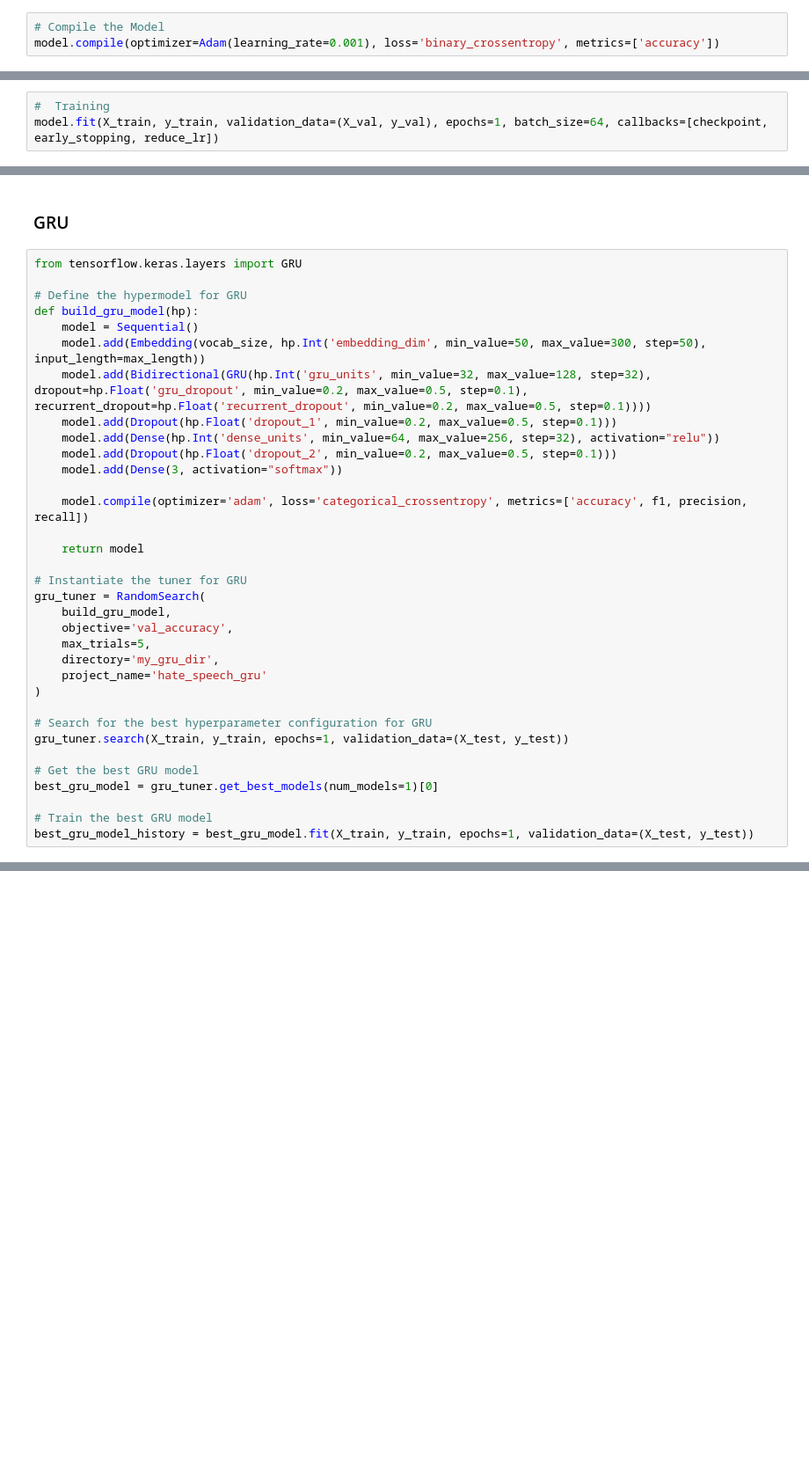
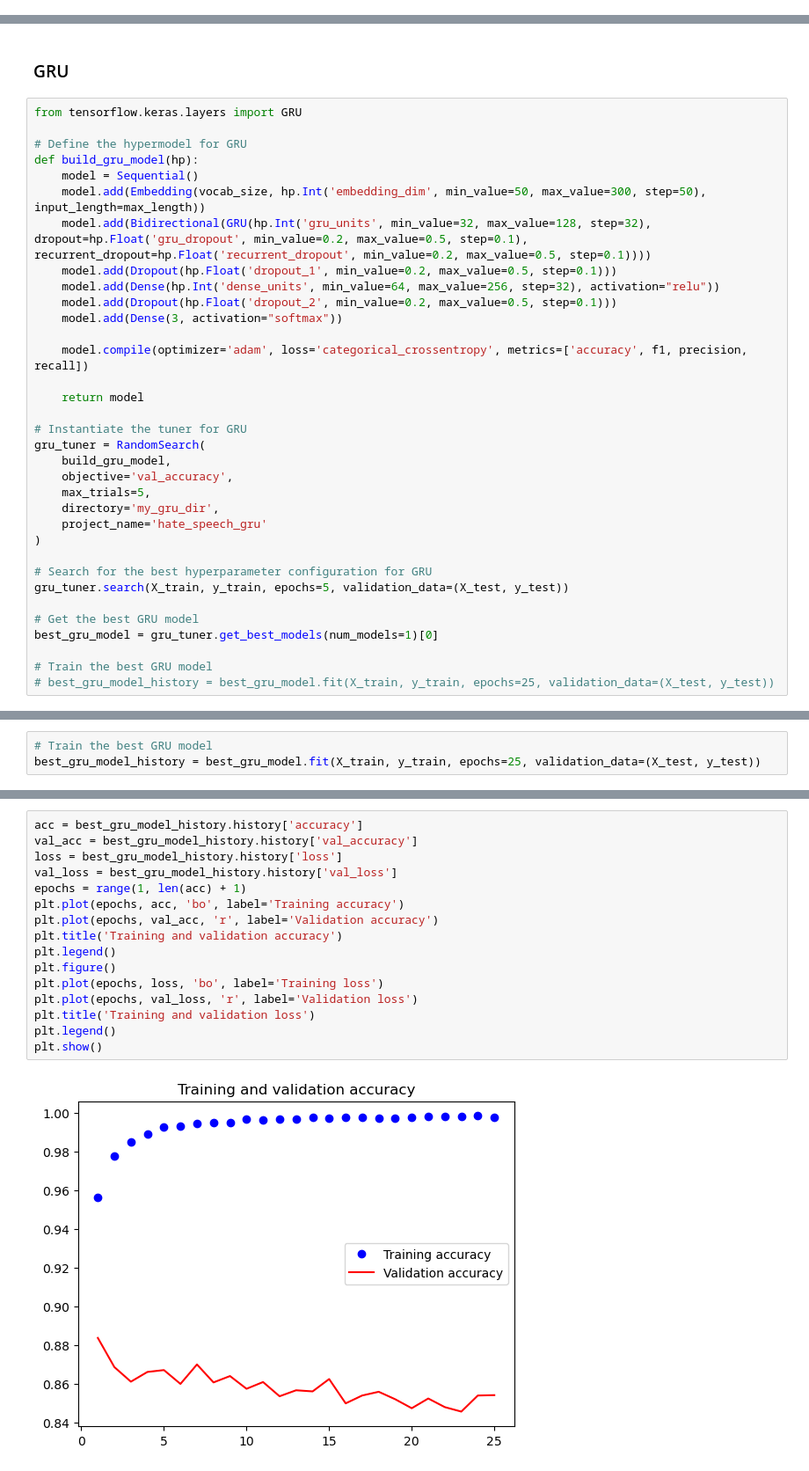
Before and after one commit to rajshrestha416/hate_speech, a Jupyter notebook: Hate Speech.ipynb, the cells around one changed output, grey strips where cells are left out. Shown at 88% size. Drawn from its saved outputs; the diff is of its cells as text; blank space fills up the shorter version.

```diff
--- a/Hate Speech.ipynb
+++ b/Hate Speech.ipynb
@@ -266,3 +279,0 @@ model_history = new_model.fit(
-# %%
-# Compile the Model
-model.compile(optimizer=Adam(learning_rate=0.001), loss='binary_crossentropy', metrics=['accuracy'])
@@ -274,3 +279,0 @@ reduce_lr = ReduceLROnPlateau(monitor='val_loss', factor=0.2, patience=3, min_lr
-# %%
-#  Training
-model.fit(X_train, y_train, validation_data=(X_val, y_val), epochs=1, batch_size=64, callbacks=[checkpoint, early_stopping, reduce_lr])
@@ -400,11 +381,11 @@ gru_tuner = RandomSearch(
 )
 
 # Search for the best hyperparameter configuration for GRU
-gru_tuner.search(X_train, y_train, epochs=1, validation_data=(X_test, y_test))
+gru_tuner.search(X_train, y_train, epochs=5, validation_data=(X_test, y_test))
 
 # Get the best GRU model
 best_gru_model = gru_tuner.get_best_models(num_models=1)[0]
 
 # Train the best GRU model
-best_gru_model_history = best_gru_model.fit(X_train, y_train, epochs=1, validation_data=(X_test, y_test))
+# best_gru_model_history = best_gru_model.fit(X_train, y_train, epochs=25, validation_data=(X_test, y_test))
 # %% [output]
@@ -416,0 +394,3 @@ Total elapsed time: 00h 07m 27s
+# %%
+# Train the best GRU model
+best_gru_model_history = best_gru_model.fit(X_train, y_train, epochs=25, validation_data=(X_test, y_test))
@@ -416,0 +415,18 @@ Total elapsed time: 00h 07m 27s
+# %%
+acc = best_gru_model_history.history['accuracy']
+val_acc = best_gru_model_history.history['val_accuracy']
+loss = best_gru_model_history.history['loss']
+val_loss = best_gru_model_history.history['val_loss']
+epochs = range(1, len(acc) + 1)
+plt.plot(epochs, acc, 'bo', label='Training accuracy')
+plt.plot(epochs, val_acc, 'r', label='Validation accuracy')
+plt.title('Training and validation accuracy')
+plt.legend()
+plt.figure()
+plt.plot(epochs, loss, 'bo', label='Training loss')
+plt.plot(epochs, val_loss, 'r', label='Validation loss')
+plt.title('Training and validation loss')
+plt.legend()
+plt.show()
+# %% [output]
+[figure, added]
```
Also changed, not shown: parts of 37 cells of this notebook.
